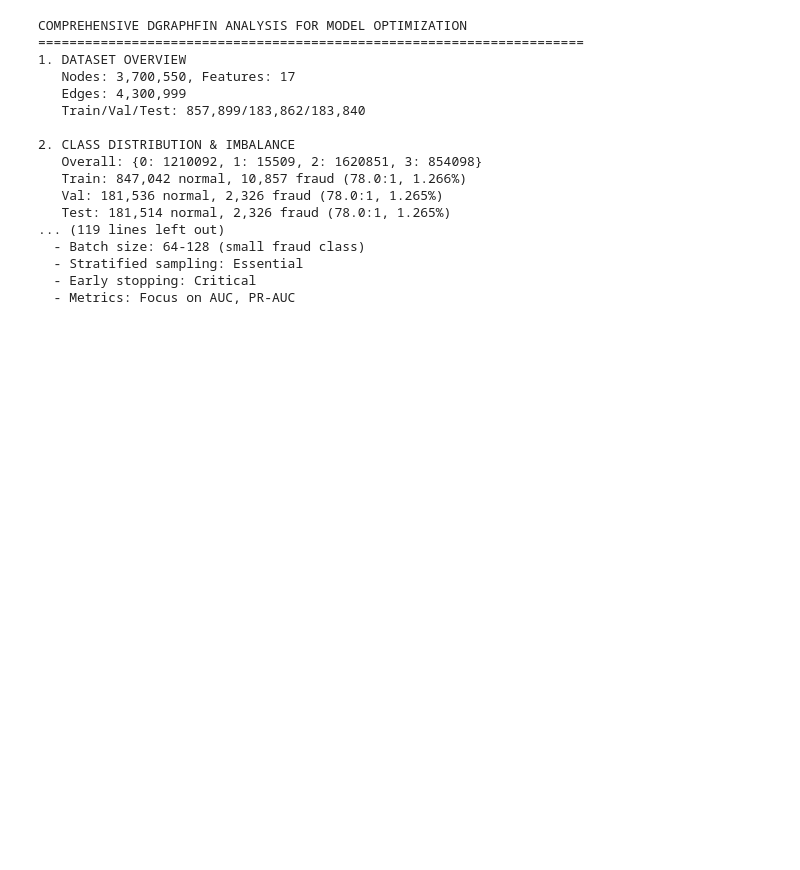
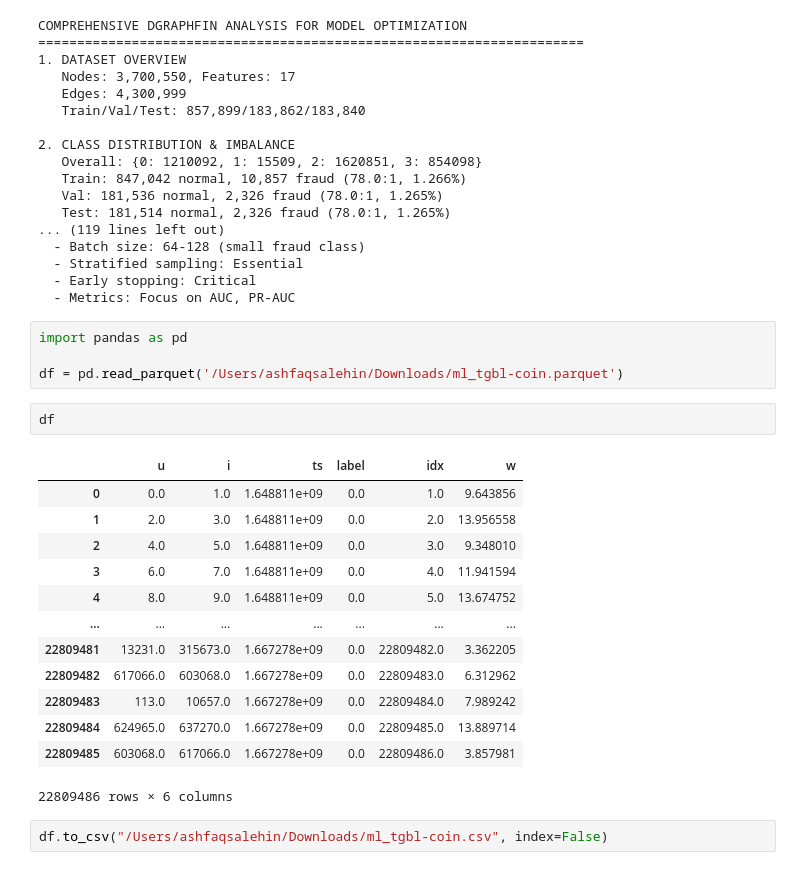
Before and after one commit to ashfaq1701/temporal-random-walk-test, a Jupyter notebook: test.ipynb, the cells around one changed output. Cells and saved outputs as stored; diff of their text form; blank space fills up the shorter version.

```diff
--- a/test.ipynb
+++ b/test.ipynb
@@ -1020,3 +1020,25 @@ COMPREHENSIVE DGRAPHFIN ANALYSIS FOR MODEL OPTIMIZATION
   - Stratified sampling: Essential
   - Early stopping: Critical
   - Metrics: Focus on AUC, PR-AUC
+# %%
+import pandas as pd
+
+df = pd.read_parquet('/Users/ashfaqsalehin/Downloads/ml_tgbl-coin.parquet')
+# %%
+df
+# %% [output]
+|  | u | i | ts | label | idx | w |
+| 0 | 0.0 | 1.0 | 1.648811e+09 | 0.0 | 1.0 | 9.643856 |
+| 1 | 2.0 | 3.0 | 1.648811e+09 | 0.0 | 2.0 | 13.956558 |
+| 2 | 4.0 | 5.0 | 1.648811e+09 | 0.0 | 3.0 | 9.348010 |
+| 3 | 6.0 | 7.0 | 1.648811e+09 | 0.0 | 4.0 | 11.941594 |
+| 4 | 8.0 | 9.0 | 1.648811e+09 | 0.0 | 5.0 | 13.674752 |
+| ... | ... | ... | ... | ... | ... | ... |
+| 22809481 | 13231.0 | 315673.0 | 1.667278e+09 | 0.0 | 22809482.0 | 3.362205 |
+| 22809482 | 617066.0 | 603068.0 | 1.667278e+09 | 0.0 | 22809483.0 | 6.312962 |
+| 22809483 | 113.0 | 10657.0 | 1.667278e+09 | 0.0 | 22809484.0 | 7.989242 |
+| 22809484 | 624965.0 | 637270.0 | 1.667278e+09 | 0.0 | 22809485.0 | 13.889714 |
+| 22809485 | 603068.0 | 617066.0 | 1.667278e+09 | 0.0 | 22809486.0 | 3.857981 |
+22809486 rows × 6 columns
+# %%
+df.to_csv("/Users/ashfaqsalehin/Downloads/ml_tgbl-coin.csv", index=False)
```
Also changed, not shown: parts of 2 cells of this notebook, 10 other files.
